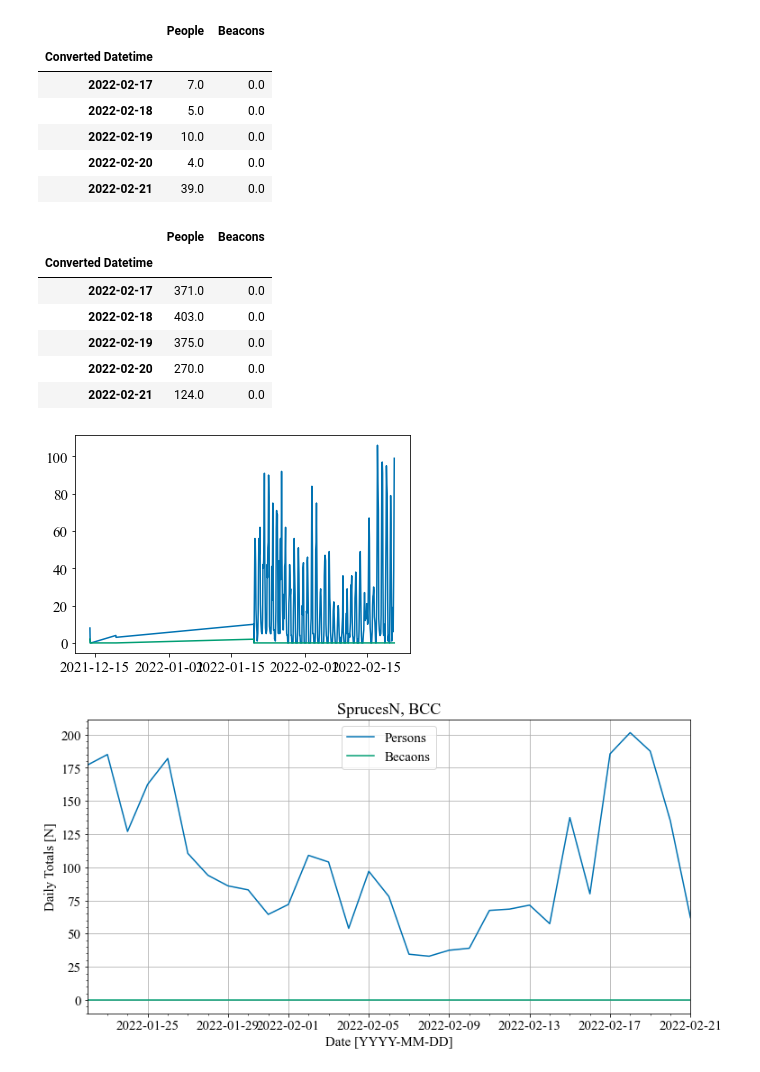
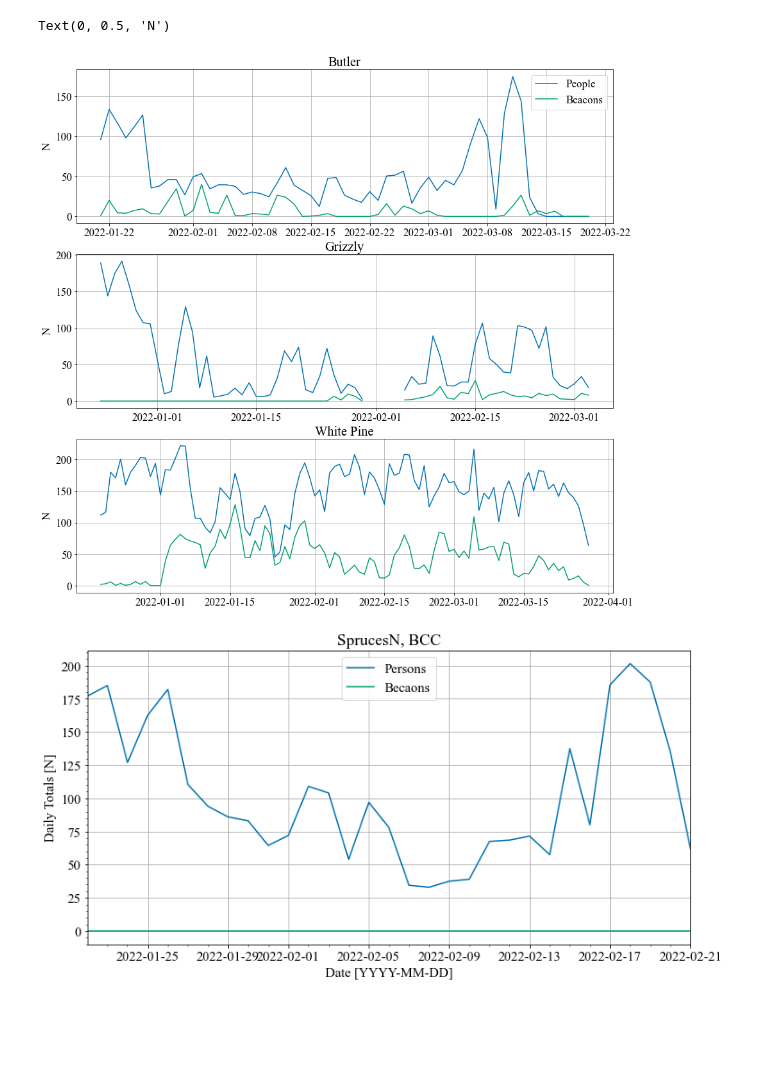
Before and after one commit to maria-analytics/UAC_WBA, a Jupyter notebook: UAC_TH_21_22.ipynb, the cells around one changed output. Cells and saved outputs as stored; diff of their text form; code cells hidden in the pictures; blank space fills up the shorter version.

Commit message:
Add files via upload
Made updates to upload three trail heads for analysis. Make paper figure with subplots

```diff
--- a/UAC_TH_21_22.ipynb
+++ b/UAC_TH_21_22.ipynb
@@ -33,35 +32,52 @@ dnight = data.between_time('0:00:00', '6:00:00')
+# %%
+
+dnight_spruces = data_spruces.between_time('0:00:00', '6:00:00')
+dnight_griz = data_griz.between_time('0:00:00', '6:00:00')
+dnight_wp = data_wp.between_time('0:00:00', '6:00:00')
 # %%
 #dnight = dnight.set_index('Converted_Date')
-dmax = dnight.resample('D').max()
-
-dmax.tail()
+dmax_spruces = dnight_spruces.resample('D').max()
+dmax_griz = dnight_griz.resample('D').max()
+dmax_wp = dnight_wp.resample('D').max()
-# %% [output]
-|  | People | Beacons |
-| Converted Datetime |  |  |
-| 2022-02-17 | 7.0 | 0.0 |
-| 2022-02-18 | 5.0 | 0.0 |
-| 2022-02-19 | 10.0 | 0.0 |
-| 2022-02-20 | 4.0 | 0.0 |
-| 2022-02-21 | 39.0 | 0.0 |
-# %%
-dtot = data.resample('D').sum()
-dfinal = dtot - dmax
-dfinal.tail()
-# %% [output]
-|  | People | Beacons |
-| Converted Datetime |  |  |
-| 2022-02-17 | 371.0 | 0.0 |
-| 2022-02-18 | 403.0 | 0.0 |
-| 2022-02-19 | 375.0 | 0.0 |
-| 2022-02-20 | 270.0 | 0.0 |
-| 2022-02-21 | 124.0 | 0.0 |
-# %%
-plt.figure()
-plt.plot(data['People'])
-plt.plot(data['Beacons'])
-plt.show()
-# %% [output]
-[figure, removed]
+# %%
+dtot_spruces = data_spruces.resample('D').sum()
+dfinal_spruces = dtot_spruces - dmax_spruces
+
+dtot_griz= data_griz.resample('D').sum()
+dfinal_griz = dtot_griz - dmax_griz
+
+dtot_wp = data_wp.resample('D').sum()
+dfinal_wp = dtot_wp - dmax_wp
+# %%
+
+fig, axs = plt.subplots(3)
+fig.set_figheight(15)
+fig.set_figwidth(15)
+
+axs[0].plot(dfinal_spruces['People'][:60]/2,label = "People")
+axs[0].plot(dfinal_spruces['Beacons'][:60]/2,label = "Beacons")
+axs[0].grid()
+axs[0].title.set_text('Butler')
+axs[0].legend()
+axs[0].set_ylabel('N')
+
+axs[1].plot(dfinal_griz['People']/2)
+axs[1].plot(dfinal_griz['Beacons']/2)
+axs[1].title.set_text('Grizzly')
+axs[1].grid()
+axs[1].set_ylabel('N')
+
+axs[2].plot(dfinal_wp['People'][:110]/2)
+axs[2].plot(dfinal_wp['Beacons'][:110]/2)
+axs[2].grid()
+axs[2].title.set_text('White Pine')
+axs[2].set_ylabel('N')
+
+
+# Hide x labels and tick labels for all but bottom plot.
+# %% [output]
+Text(0, 0.5, 'N')
+[figure, added]
 # %%
 
 
```
Also changed, not shown: parts of 5 cells of this notebook.
